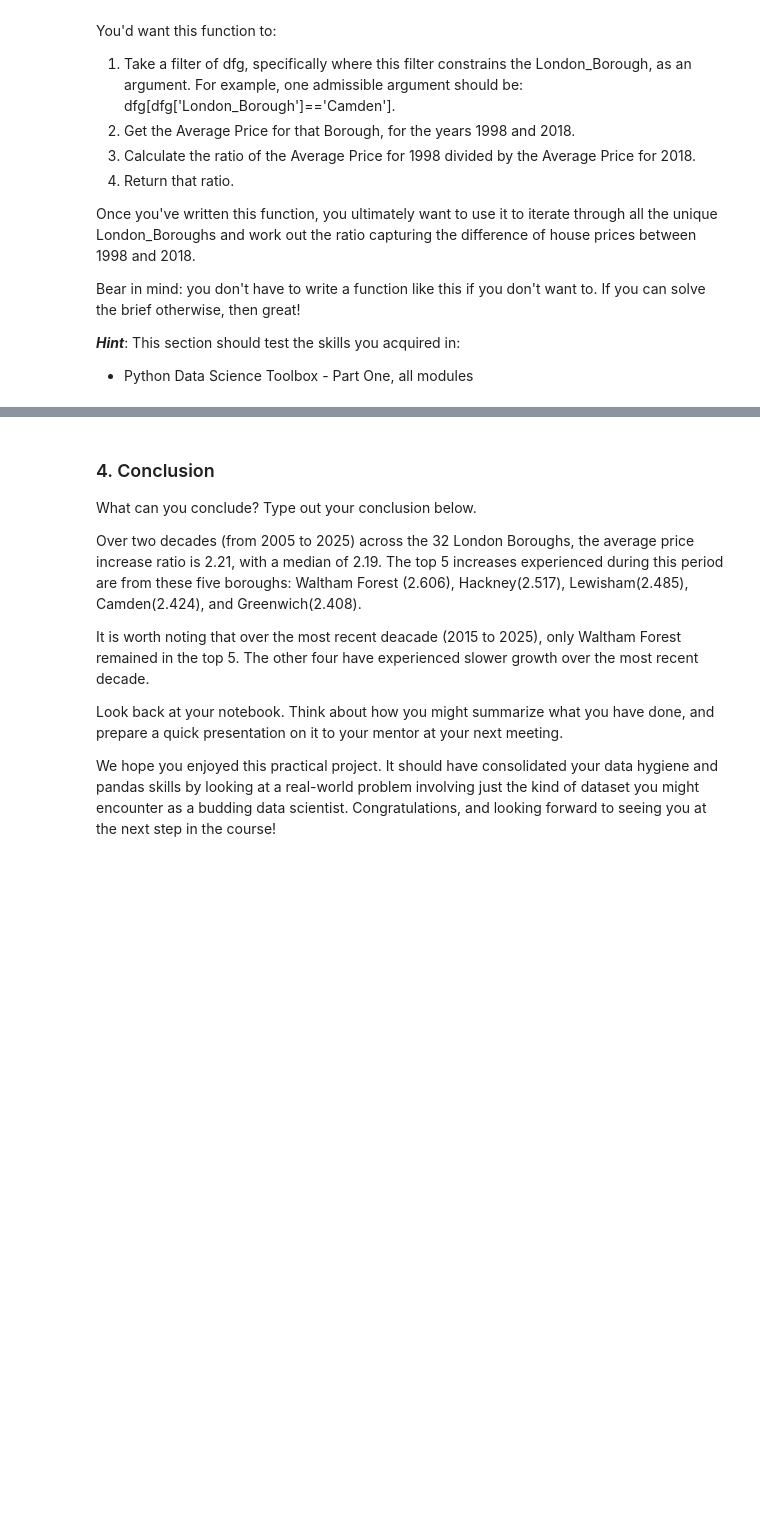
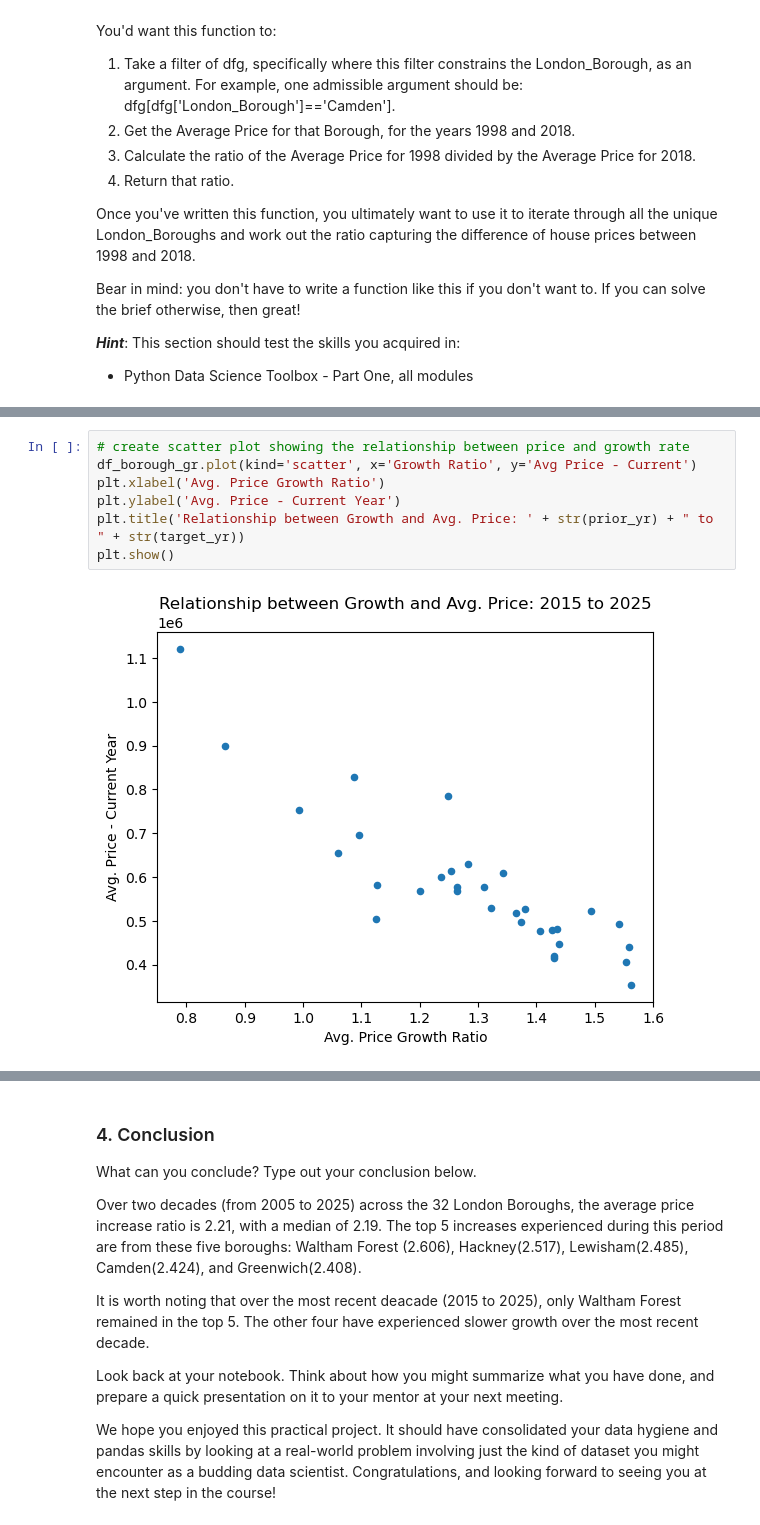
Before and after one commit to DataMagique/Springboard, a Jupyter notebook: Unit 4 Challenge - Tier 3.ipynb, the cells around one changed output, grey strips where cells are left out. Cells and saved outputs as stored; diff of their text form; blank space fills up the shorter version.

```diff
--- a/Unit 4 Challenge - Tier 3.ipynb
+++ b/Unit 4 Challenge - Tier 3.ipynb
@@ -403,0 +388,9 @@ max        1.562000
+# %%
+# create scatter plot showing the relationship between price and growth rate
+df_borough_gr.plot(kind='scatter', x='Growth Ratio', y='Avg Price - Current')
+plt.xlabel('Avg. Price Growth Ratio')
+plt.ylabel('Avg. Price - Current Year')
+plt.title('Relationship between Growth and Avg. Price: ' + str(prior_yr) + " to " + str(target_yr))
+plt.show()
+# %% [output]
+[figure, added]
```
Also changed, not shown: parts of 7 cells of this notebook.
